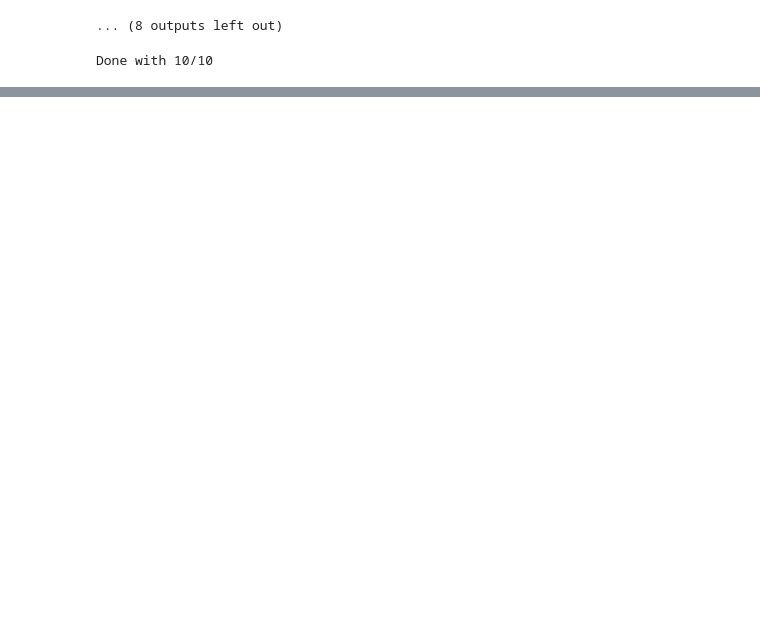
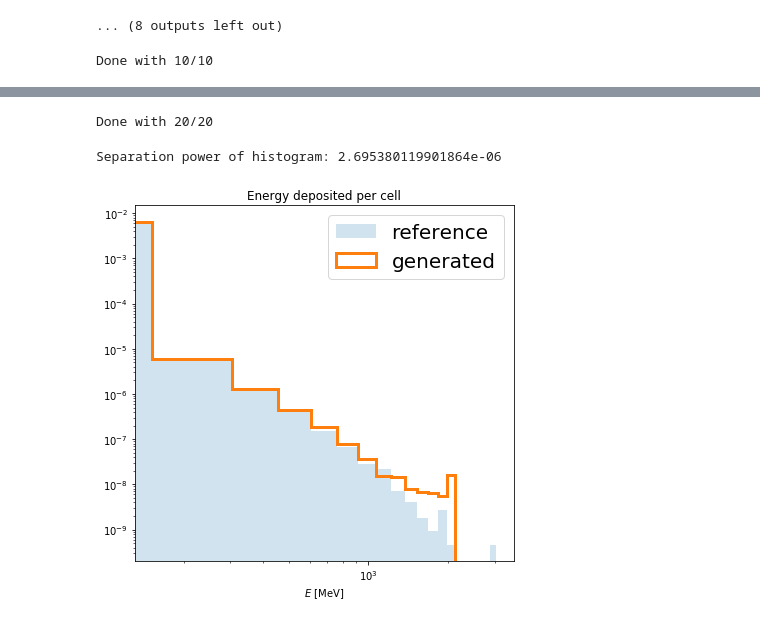
Before and after one commit to claudius-krause/inductive-caloflow, a Jupyter notebook: first_try.ipynb, the cells around one changed output, grey strips where cells are left out. Saved outputs shown, nothing was run; the diff lists cells and outputs as text; code cells hidden in the pictures; blank space fills up the shorter version.

```diff
--- a/first_try.ipynb
+++ b/first_try.ipynb
@@ -511,6 +512,7 @@ with torch.no_grad():
         print("Done with {}/10".format(i+1), end='\r')
 
 samples = np.array(full_samples)
+samples = np.where(samples<5e-4, np.zeros_like(samples), samples)
 # %% [output]
 Done with 10/10
 # %%
@@ -553,0 +839,35 @@ Separation power of histogram: 0.0013077950743547316
+# %%
+# I had memory issues generating 100k at once, so I do it in 20 batches (it's slow, I know...)
+full_samples = []
+num_samples = 5000
+with torch.no_grad():
+    model.eval()
+    for i in range(20):
+        cond_sample = (torch.rand(size=(num_samples, 1))*3. + 3.).to(device) - 4.5
+        samples = model.sample(1, cond_sample)
+        full_samples.append(inverse_logit(samples.cpu().numpy())* first_layer[idx_good].max())
+        print("Done with {}/20".format(i+1), end='\r')
+
+samples = np.array(full_samples)
+samples = np.where(samples<5e-4, np.zeros_like(samples), samples)
+# %% [output]
+Done with 20/20
+# %%
+plt.figure(figsize=(6, 6))
+counts_ref, bins, _ = plt.hist(first_layer.reshape(-1, 1), bins=20,
+                                       label='reference', density=True, histtype='stepfilled',
+                                       alpha=0.2, linewidth=2.)
+counts_data, _, _ = plt.hist(samples.reshape(-1, 1), label='generated', bins=bins,
+                                     histtype='step', linewidth=3., alpha=1., density=True)
+plt.title("Energy deposited per cell")
+plt.xlabel(r'$E$ [MeV]')
+plt.yscale('log')
+plt.xscale('log')
+plt.legend(fontsize=20)
+plt.tight_layout()
+seps = separation_power(counts_ref, counts_data, bins)
+print("Separation power of histogram: {}".format(seps))
+plt.show()
+# %% [output]
+Separation power of histogram: 2.695380119901864e-06
+[figure, added]
```
Also changed, not shown: parts of 19 cells of this notebook.
